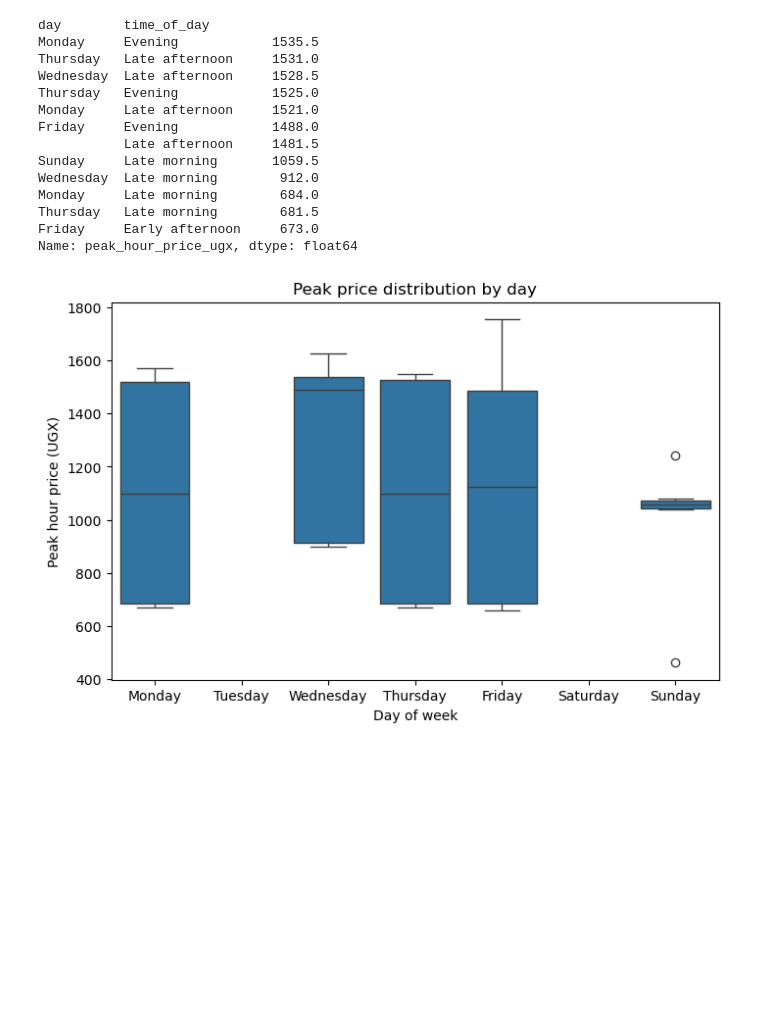
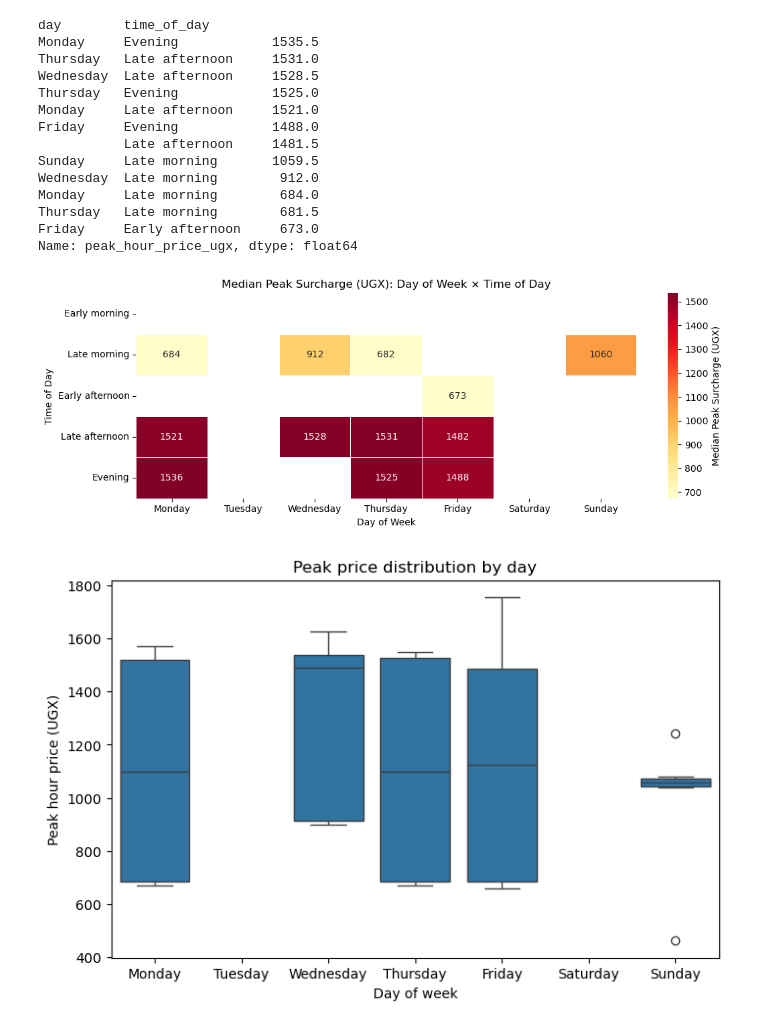
Before and after one commit to delightaheebwa/safeboda-dt-analysis, a Jupyter notebook: notebook.ipynb, the cells around one changed output. Cells and saved outputs as stored; diff of their text form; code cells hidden in the pictures; blank space fills up the shorter version.

```diff
--- a/notebook.ipynb
+++ b/notebook.ipynb
@@ -152,6 +150,27 @@ Monday     Late morning        684.0
 Thursday   Late morning        681.5
 Friday     Early afternoon     673.0
 Name: peak_hour_price_ugx, dtype: float64
+# %%
+time_order=["Early morning", "Late morning", "Early afternoon", "Late afternoon", "Evening"]
+day_order = ["Monday", "Tuesday", "Wednesday", "Thursday", "Friday", "Saturday", "Sunday"]
+pivot_peak = df.pivot_table(
+    values='peak_hour_price_ugx',
+    index='time_of_day',
+    columns='day',
+    aggfunc='median'
+).reindex(index=time_order, columns=day_order)
+
+fig, ax = plt.subplots(figsize=(11, 4))
+sns.heatmap(pivot_peak, annot=True, fmt='.0f', cmap='YlOrRd',
+            linewidths=0.5, ax=ax,
+            cbar_kws={'label': 'Median Peak Surcharge (UGX)'})
+ax.set_title('Median Peak Surcharge (UGX): Day of Week × Time of Day')
+ax.set_xlabel('Day of Week')
+ax.set_ylabel('Time of Day')
+plt.tight_layout()
+plt.show()
+# %% [output]
+[figure, added]
 # %%
 # Very interesting... Wednesday evening isn't even here! My previous hypothesis seems to be flawed! So from this, Monday evening is the absolute peak and Friday early afternoon is the least. But i am curous to see what outliers exist so i can keep that in mind. Let's see how they are seperately for the sake of readabilty
 # %%
```
Also changed, not shown: parts of 5 cells of this notebook.
